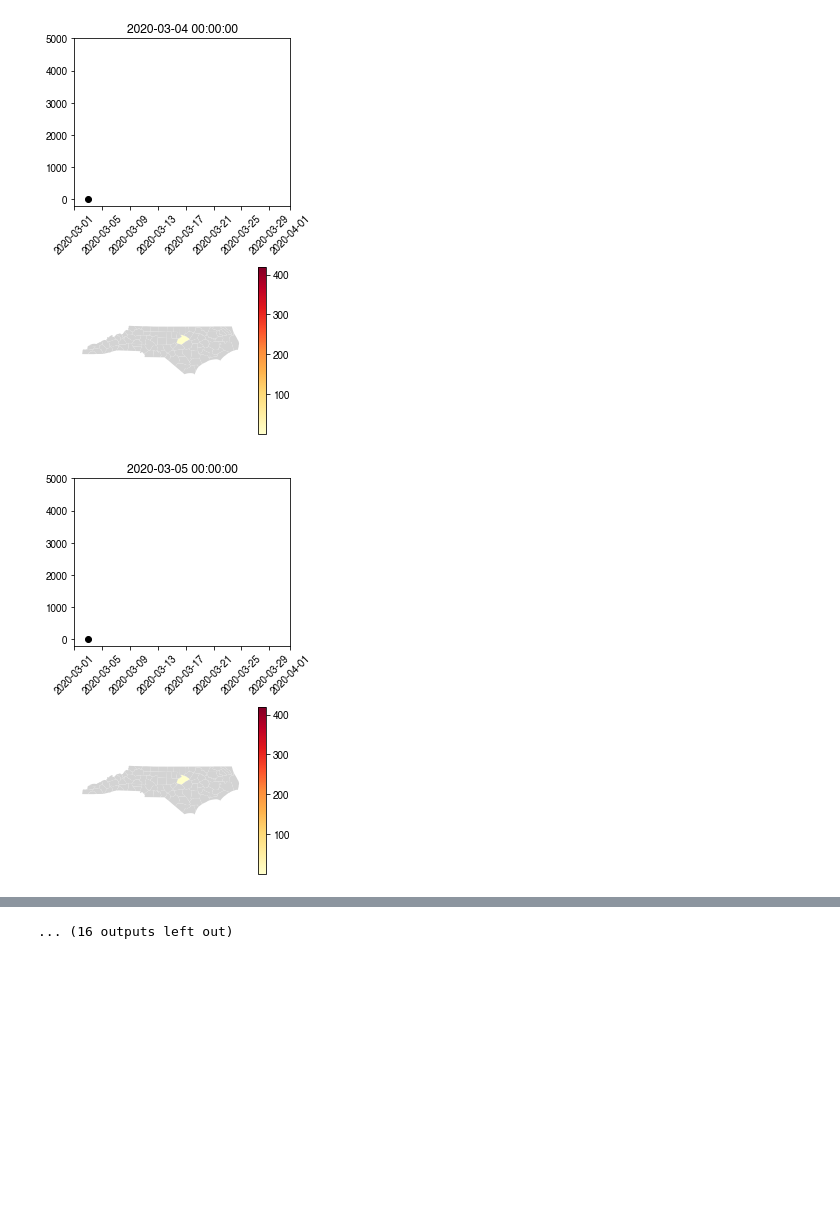
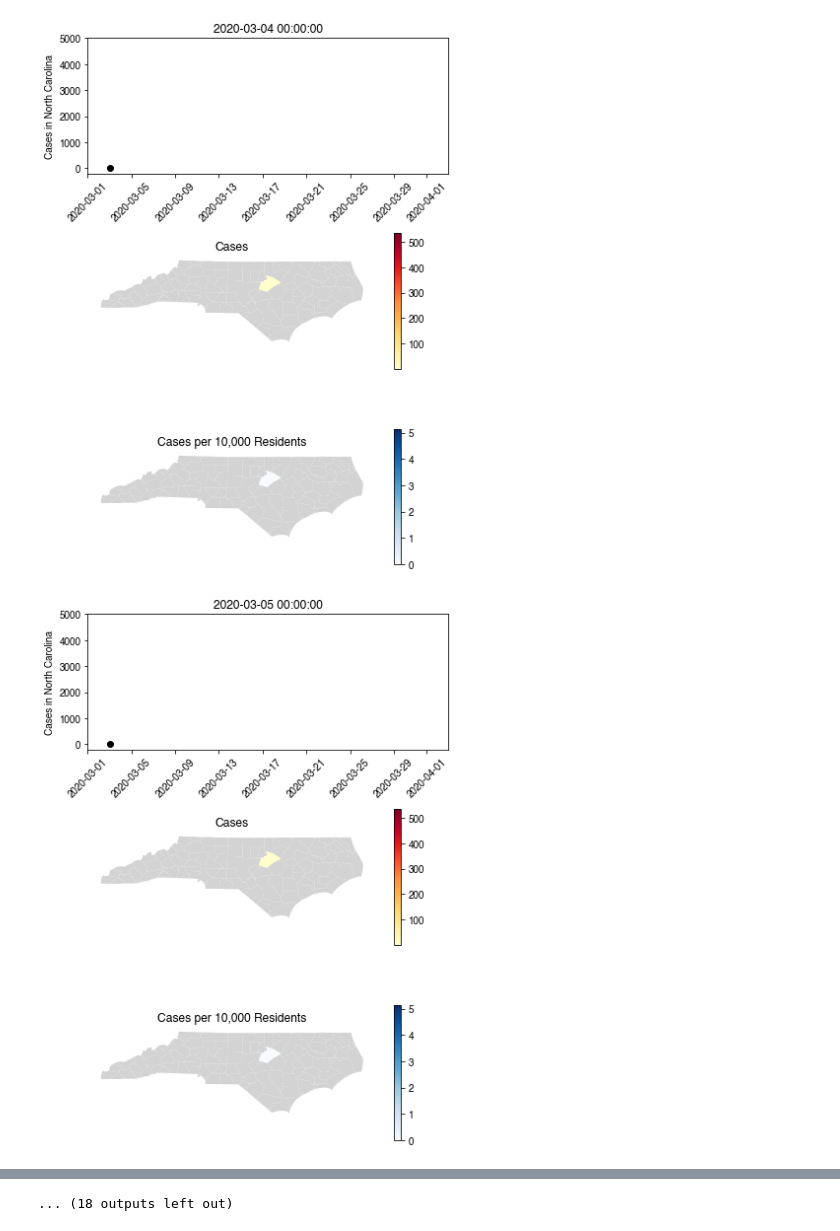
Before and after one commit to aeallen/UNC-CompMed-SARS-CoV-2, a Jupyter notebook: NC-Visualization/NC COVID-19 Visualization.ipynb, the cells around one changed output, grey strips where cells are left out. Drawn from its saved outputs; the diff is of its cells as text; code cells hidden in the pictures; blank space fills up the shorter version.

Commit message:
Updates data 4/2
Adds demographic information csv

```diff
--- a/NC-Visualization/NC COVID-19 Visualization.ipynb
+++ b/NC-Visualization/NC COVID-19 Visualization.ipynb
@@ -38,3 +34,11 @@ map_df['Name']=['Rockingham','Guilford','Alamance','Alexander','Randolph','Wayne
                 'Polk','Lenoir','Craven','Macon','Cherokee','Pamlico','Sampson','Cumberland','Clay','Jones','Carteret','Union','Anson',
                 'Hoke','Duplin','Richmond','Scotland','Onslow','Robeson','Bladen','Pender','Columbus','New Hanover','Brunswick','Iredell',
                 'Rowan','Lincoln','Mecklenburg','Cabarrus','Gaston']
+# %%
+cases_by_county=cases[cases['Date']<=max_date].groupby('County').sum().reset_index()
+merged = map_df.set_index('Name').join(cases_by_county.set_index('County')).reset_index()
+merged = merged.set_index('Name').join(demographics.set_index('Name')).reset_index()
+merged['Per capita'] = merged['Cases']/merged['Population']
+# %%
+demographics = pd.read_csv('county_demo.csv')
+demographics.columns
@@ -41,5 +49,5 @@ map_df['Name']=['Rockingham','Guilford','Alamance','Alexander','Randolph','Wayne
 # %%
-ndays = 28
+ndays = 30
 
 n = 0
 
@@ -48,7 +56,12 @@ datelist = pd.date_range(pd.datetime(2020,3,4), periods=ndays).tolist()
 max_date = datelist[ndays-1]
 
 cases_by_county=cases[cases['Date']<=max_date].groupby('County').sum().reset_index()
-merged = map_df.set_index('Name').join(cases_by_county.set_index('County'))
+merged = map_df.set_index('Name').join(cases_by_county.set_index('County')).reset_index()
+merged = merged.set_index('Name').join(demographics.set_index('Name')).reset_index()
+merged['Per capita'] = merged['Cases']/merged['Population']*10000
+
+pmin, pmax = np.nanmin(merged['Per capita']), np.nanmax(merged['Per capita'])
+pmin = 0
 
 vmin, vmax = np.nanmin(merged['Cases']), np.nanmax(merged['Cases'])
 vmin = 1
@@ -64,20 +77,34 @@ for i in range(ndays):
     date = datelist[i]
 
     cases_by_county=cases[cases['Date']<=date].groupby('County').sum().reset_index()
-    merged = map_df.set_index('Name').join(cases_by_county.set_index('County'))
+    merged = map_df.set_index('Name').join(cases_by_county.set_index('County')).reset_index()
+    merged = merged.set_index('Name').join(demographics.set_index('Name')).reset_index()
+    merged['Per capita'] = merged['Cases']/merged['Population']*10000
 
-    fig, (ax2, ax) = plt.subplots(2,1, figsize=(4, 6));
+    fig, (ax2, ax, ax3) = plt.subplots(3,1, figsize=(6, 8));
+
     merged.plot(column='Cases',ax=ax,cmap='YlOrRd',vmin=vmin, vmax=vmax)
-
     merged[merged['Cases'].isnull()].plot(ax=ax,color='lightgray')
 
-    # Create colorbar as a legend
+        # Create colorbar as a legend
     sm = plt.cm.ScalarMappable(cmap='YlOrRd', norm=plt.Normalize(vmin=vmin, vmax=vmax))
     # empty array for the data range
     sm._A = []
     # add the colorbar to the figure
-    cbar = plt.colorbar(sm)
+    cbar = plt.colorbar(sm, ax = ax)
+
+    merged.plot(column='Per capita',ax=ax3,cmap='Blues',vmin=pmin, vmax=pmax)
+    merged[merged['Cases'].isnull()].plot(ax=ax3,color='lightgray')
+
+    # Create colorbar as a legend
+    sm = plt.cm.ScalarMappable(cmap='Blues', norm=plt.Normalize(vmin=pmin, vmax=pmax))
+    # empty array for the data range
+    sm._A = []
+    # add the colorbar to the figure
+    cbar = plt.colorbar(sm, ax=ax3)
+
     ax.axis('off');
+    ax3.axis('off');
 
     x = all_cases_by_date['Date'][all_cases_by_date['Date']<=date]
     y = all_cases_by_date['Cumulative'][all_cases_by_date['Date']<=date]
@@ -88,32 +115,36 @@ for i in range(ndays):
     x_all = all_cases_by_date['Date']
     x_fit_all = (all_cases_by_date['Date'] -  pd.datetime(2020,3,3)).astype(int)/86400000000000
 
 
     if i > 1:
         param, param_cov = curve_fit(test, x_fit, y)
         y_fit = test(x_fit_all,param[0],param[1])
         fits.append(y_fit)
         n += 1
         ax2.plot(x_all,y_fit,'xkcd:raspberry', alpha = 1, linewidth = 3)
     if n > 1:
         ax2.plot(x_all,fits[n-1],'xkcd:raspberry', alpha = 0.8)
     if n > 2:
         ax2.plot(x_all,fits[n-2],'xkcd:raspberry', alpha = 0.6)
     if n > 3:
         ax2.plot(x_all,fits[n-3],'xkcd:raspberry', alpha = 0.4)
     if n > 4:
         ax2.plot(x_all,fits[n-4],'xkcd:raspberry', alpha = 0.2)
     ax2.set_xlim(pd.datetime(2020,3,1),max_date+1)
     ax2.set_ylim(-200, 5000)
 
     for tick in ax2.get_xticklabels():
         tick.set_rotation(45)
 
     ax2.set_title(str(date))
 
+    ax2.set_ylabel('Cases in North Carolina')
+    ax.set_title('Cases')
+    ax3.set_title('Cases per 10,000 Residents')
+
     fig.tight_layout()
 
     fig.savefig('frame_'+str(i)+'_.png',dpi=200)
 # %% [output]
-[figure, old version]
+[figure, new version]
-[figure, old version]
+[figure, new version]
@@ -130,4 +161,4 @@ for i in range(ndays):
-... (16 outputs left out)
+... (18 outputs left out)
 # %%
 # sort the .png files based on index used above
 images,image_file_names = [],[]
```
Also changed, not shown: parts of 4 cells of this notebook, 6 other files.
